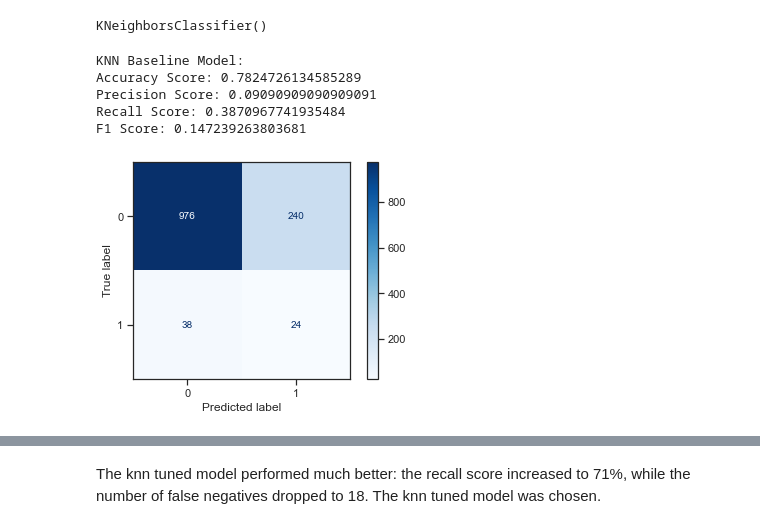
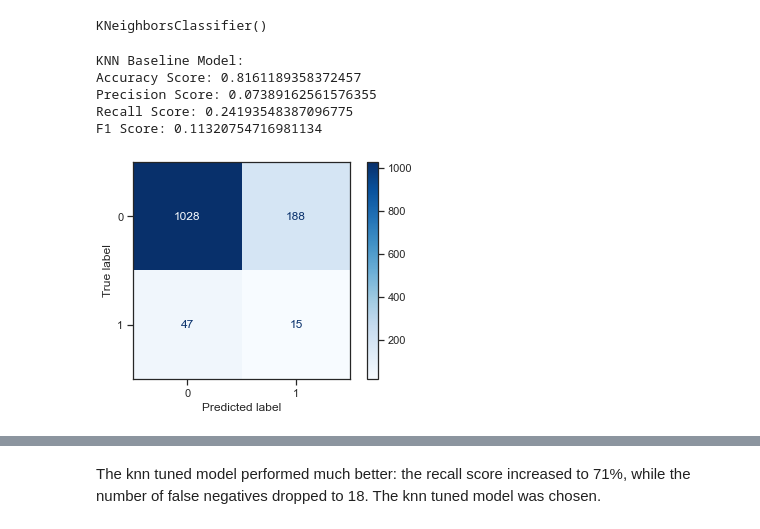
Before and after one commit to VolhaP87/Stroke_Prediction_Analysis, a Jupyter notebook: Stroke_prediction1.ipynb, the cells around one changed output, grey strips where cells are left out. Cells and saved outputs as stored; diff of their text form; code cells hidden in the pictures.

```diff
--- a/Stroke_prediction1.ipynb
+++ b/Stroke_prediction1.ipynb
@@ -1173,7 +1270,7 @@ grid_search.best_params_
 # %%
 # Run the optimized model
 xgb_tuned = XGBClassifier(random_state=42,
-                          learning_rate=0.2,
+                          learning_rate=0.1,
                           max_depth=6,
                           min_child_weight=1,
                           n_estimators=100,
@@ -1269,7 +1366,8 @@ param_grid = {'var_smoothing' : np.logspace(0,-9, num=100)}
 
 grid_search = GridSearchCV(estimator = nb,
                            param_grid = param_grid,
-                           cv = 3)
+                           cv = 3,
+                           scoring='recall')
 grid_search.fit(X_train_resampled, y_train_resampled)
 # %% [output]
 GridSearchCV(cv=3, estimator=GaussianNB(),
@@ -1292,5 +1391,5 @@ grid_search.best_params_
 # %%
 # Run the optimized model
-nb_tuned = GaussianNB(var_smoothing=0.0123)
+nb_tuned = GaussianNB(var_smoothing=1e-09)
 nb_tuned.fit(X_train_resampled, y_train_resampled)
 # %% [output]
@@ -1348,25 +1433,25 @@ X_test_scaled = scaler.transform(X_test)
 from sklearn.neighbors import KNeighborsClassifier
 
 knn_baseline = KNeighborsClassifier()
-knn_baseline.fit(X_train_scaled, y_train_resampled)
+knn_baseline.fit(X_train_resampled, y_train_resampled)
 # %% [output]
 KNeighborsClassifier()
 # %%
 # Evaluate the model
-preds = knn_baseline.predict(X_test_scaled)
+preds = knn_baseline.predict(X_test_full)
 print("KNN Baseline Model:")
 print_metrics(y_test, preds)
 # %% [output]
 KNN Baseline Model:
-Accuracy Score: 0.7824726134585289
-Precision Score: 0.09090909090909091
-Recall Score: 0.3870967741935484
-F1 Score: 0.147239263803681
+Accuracy Score: 0.8161189358372457
+Precision Score: 0.07389162561576355
+Recall Score: 0.24193548387096775
+F1 Score: 0.11320754716981134
 # %%
 # Plot the confusion matrix
-plot_confusion_matrix(knn_baseline, X_test_scaled, y_test, cmap = plt.cm.Blues);
+plot_confusion_matrix(knn_baseline, X_test_full, y_test, cmap = plt.cm.Blues);
 # %% [output]
-[figure, old version]
+[figure, new version]
 # %%
 # Print classification report
 print('Classification Report of KNN Baseline Model:')
```
Also changed, not shown: parts of 150 cells of this notebook.
